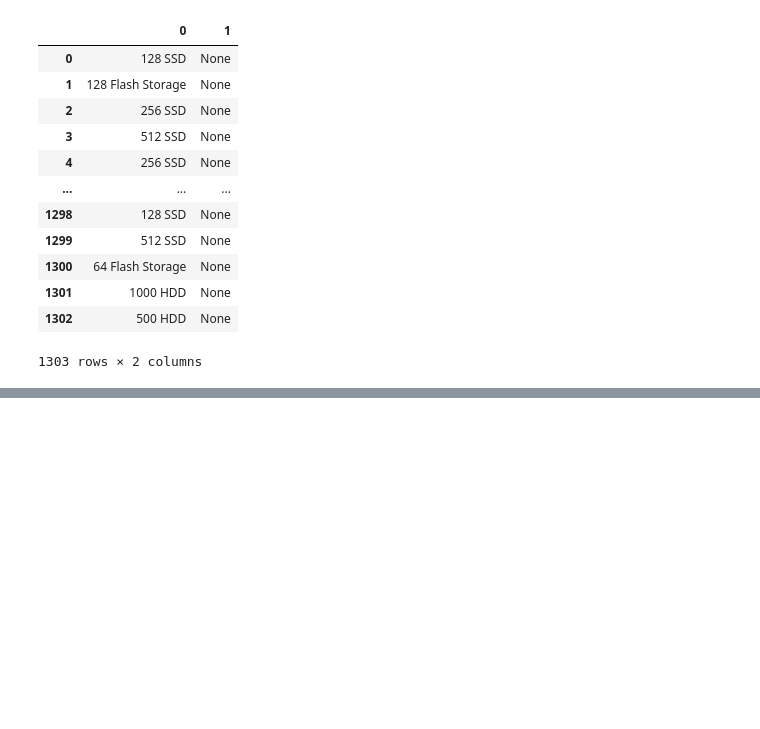
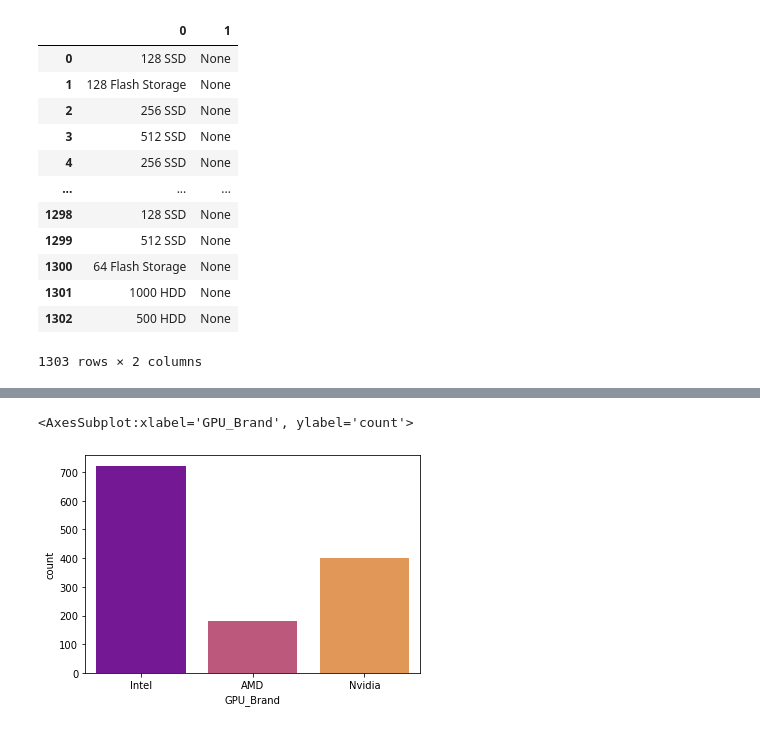
Before and after one commit to sergemad/Laptop_Price_Predictor, a Jupyter notebook: model.ipynb, the cells around one changed output, grey strips where cells are left out. Drawn from its saved outputs; the diff is of its cells as text; code cells hidden in the pictures; blank space fills up the shorter version.

```diff
--- a/model.ipynb
+++ b/model.ipynb
@@ -541,0 +679,6 @@ df.head()
+# %%
+df = df[df['GPU_Brand']!='ARM']
+sn.countplot(x=df['GPU_Brand'],palette='plasma')
+# %% [output]
+<AxesSubplot:xlabel='GPU_Brand', ylabel='count'>
+[figure, added]
```
Also changed, not shown: parts of 43 cells of this notebook.
